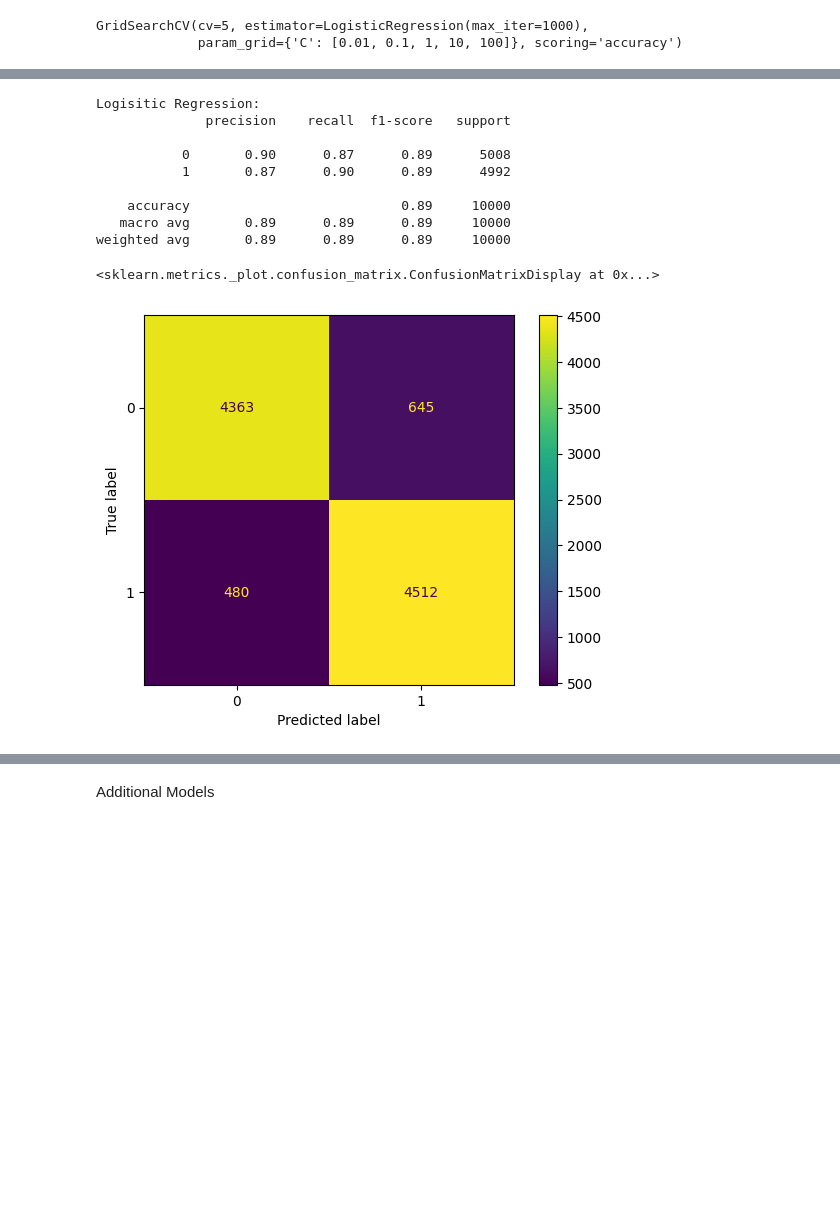
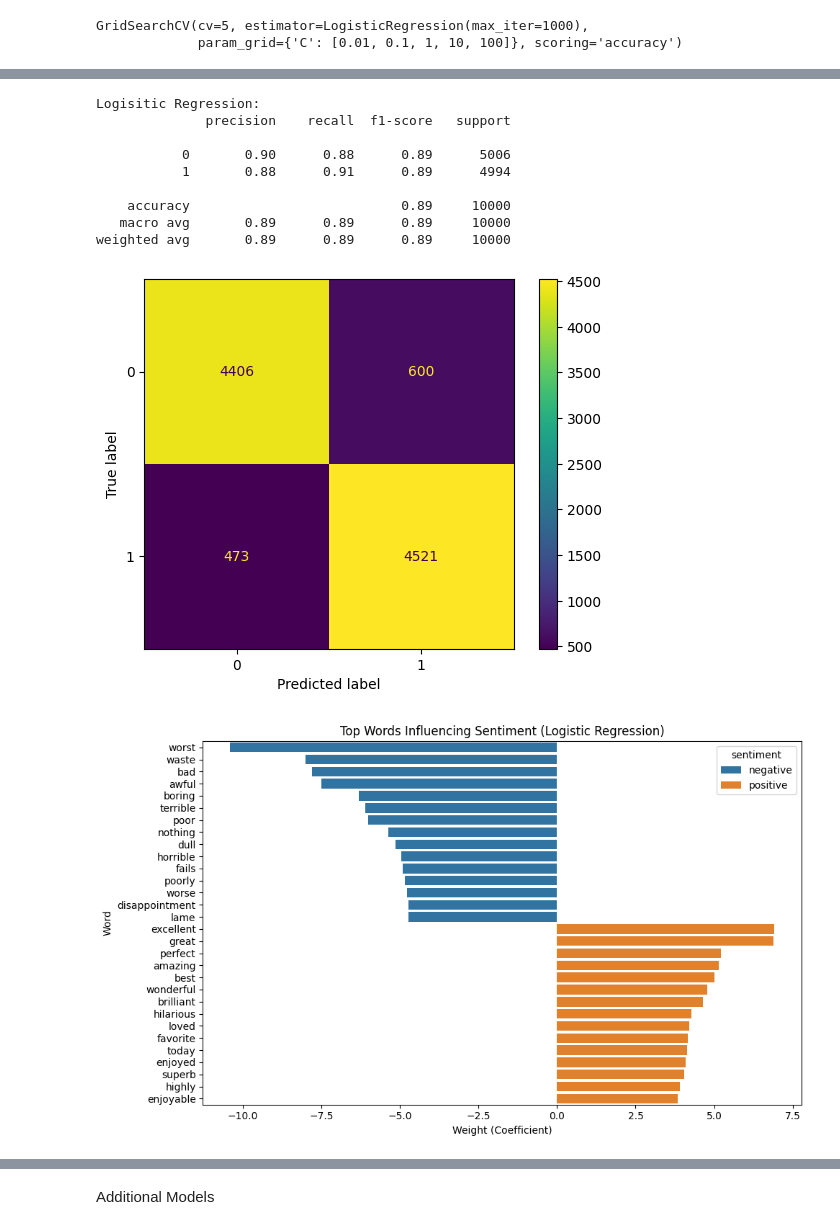
Before and after one commit to jasonyu17/IMDB-Sentiment-Classifier, a Jupyter notebook: notebooks/tfidf.ipynb, the cells around one changed output, grey strips where cells are left out. Saved outputs shown, nothing was run; the diff lists cells and outputs as text; code cells hidden in the pictures; blank space fills up the shorter version.

```diff
--- a/notebooks/tfidf.ipynb
+++ b/notebooks/tfidf.ipynb
@@ -87,23 +127,42 @@ weighted avg       0.86      0.86      0.86     10000
 # %%
 lr_y_pred = lr.predict(X_test)
 print("Logisitic Regression:")
 print(classification_report(y_test, lr_y_pred))
 
 conMatrix = confusion_matrix(y_test, lr_y_pred)
 dispMatrix = ConfusionMatrixDisplay(confusion_matrix=conMatrix)
 dispMatrix.plot()
+
+coef = lr.coef_[0]
+feature_names = tfidf.get_feature_names_out()
+
+weights_df = pd.DataFrame({'feature': feature_names, 'weight': coef})
+
+top_positive = weights_df.sort_values(by='weight', ascending=False).head(15)
+top_negative = weights_df.sort_values(by='weight').head(15)
+
+top_words = pd.concat([top_negative, top_positive])
+top_words['sentiment'] = ['negative']*15 + ['positive']*15
+
+plt.figure(figsize=(10,6))
+sns.barplot(data=top_words, x='weight', y='feature', hue='sentiment', dodge=False)
+plt.title("Top Words Influencing Sentiment (Logistic Regression)")
+plt.xlabel("Weight (Coefficient)")
+plt.ylabel("Word")
+plt.tight_layout()
+plt.show()
 # %% [output]
 Logisitic Regression:
               precision    recall  f1-score   support
 
-           0       0.90      0.87      0.89      5008
-           1       0.87      0.90      0.89      4992
+           0       0.90      0.88      0.89      5006
+           1       0.88      0.91      0.89      4994
 
     accuracy                           0.89     10000
    macro avg       0.89      0.89      0.89     10000
 weighted avg       0.89      0.89      0.89     10000
-<sklearn.metrics._plot.confusion_matrix.ConfusionMatrixDisplay at 0x...>
-[figure, old version]
+[figure, new version]
+[figure, added]
 # %%
 gs_lr_y_pred = grid_search_lr.predict(X_test)
 print("Grid Search Logistic Regression:")
```
Also changed, not shown: parts of 12 cells of this notebook, 10 other files.
